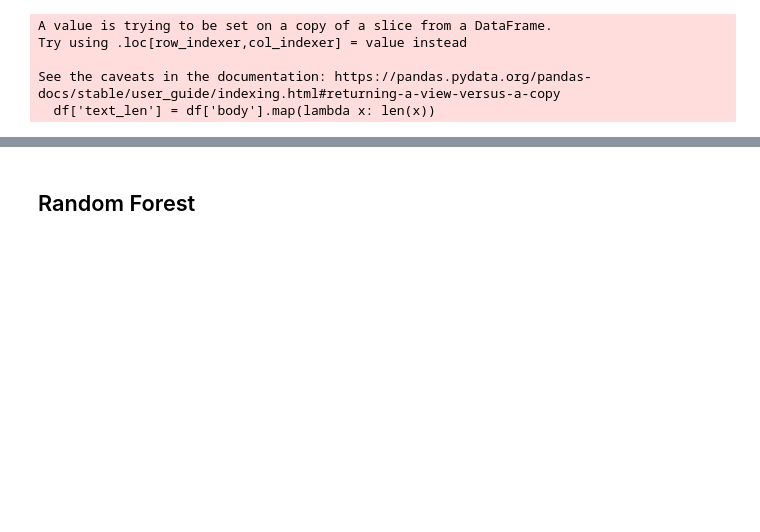
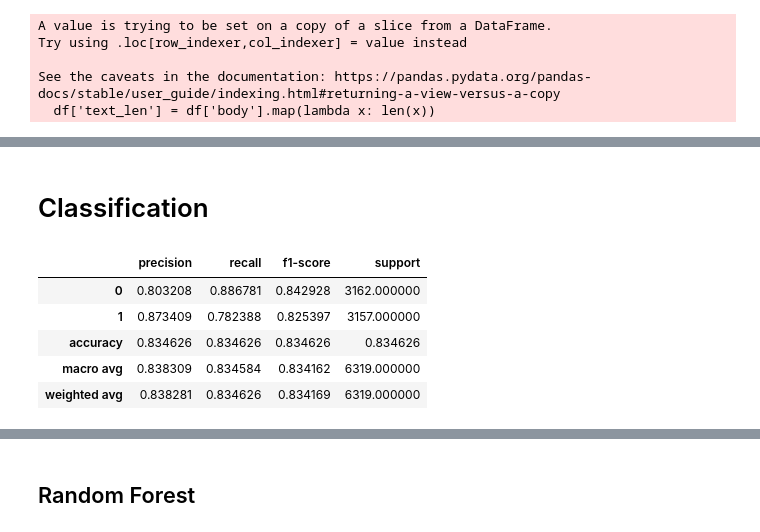
Before and after one commit to bmccabe96/Reddit_NLP, a Jupyter notebook: Analysis/AM_Reddit_Preprocess_Analysis.ipynb, the cells around one changed output, grey strips where cells are left out. Cells and saved outputs as stored; diff of their text form; code cells hidden in the pictures; blank space fills up the shorter version.

```diff
--- a/Analysis/AM_Reddit_Preprocess_Analysis.ipynb
+++ b/Analysis/AM_Reddit_Preprocess_Analysis.ipynb
@@ -320,3 +322,5 @@ plt.show()
+# %% [markdown]
+# Classification
 # %%
 X = df['body']
 y = df['comment_class']
@@ -337,0 +344,18 @@ y_lem = y
+# %%
+import en_core_web_sm
+nlp = en_core_web_sm.load()
+# %%
+import spacy
+from sklearn.base import BaseEstimator, TransformerMixin
+class SpacyVectorTransformer(BaseEstimator, TransformerMixin):
+    def __init__(self, nlp):
+        self.nlp = nlp
+        self.dim = 300
+
+    def fit(self, X, y):
+        return self
+
+    def transform(self, X):
+        # Doc.vector defaults to an average of the token vectors.
+        # https://spacy.io/api/doc#vector
+        return [self.nlp(text).vector for text in X]
@@ -337,0 +366,22 @@ y_lem = y
+# %%
+embeddings_pipeline = Pipeline(
+    steps=[
+        ("mean_embeddings", SpacyVectorTransformer(nlp)),
+        ("reduce_dim", TruncatedSVD(50)),
+        ("classifier", RandomForestClassifier()),
+    ]
+)
+embeddings_pipeline.fit(X_train_lem, y_train_lem)
+y_pred = embeddings_pipeline.predict(X_test_lem)
+cr = classification_report(y_test_lem, y_pred,output_dict=True)
+# %%
+report = pd.DataFrame(cr).transpose()
+# %%
+report
+# %% [output]
+|  | precision | recall | f1-score | support |
+| 0 | 0.803208 | 0.886781 | 0.842928 | 3162.000000 |
+| 1 | 0.873409 | 0.782388 | 0.825397 | 3157.000000 |
+| accuracy | 0.834626 | 0.834626 | 0.834626 | 0.834626 |
+| macro avg | 0.838309 | 0.834584 | 0.834162 | 6319.000000 |
+| weighted avg | 0.838281 | 0.834626 | 0.834169 | 6319.000000 |
```
Also changed, not shown: parts of 29 cells of this notebook.
